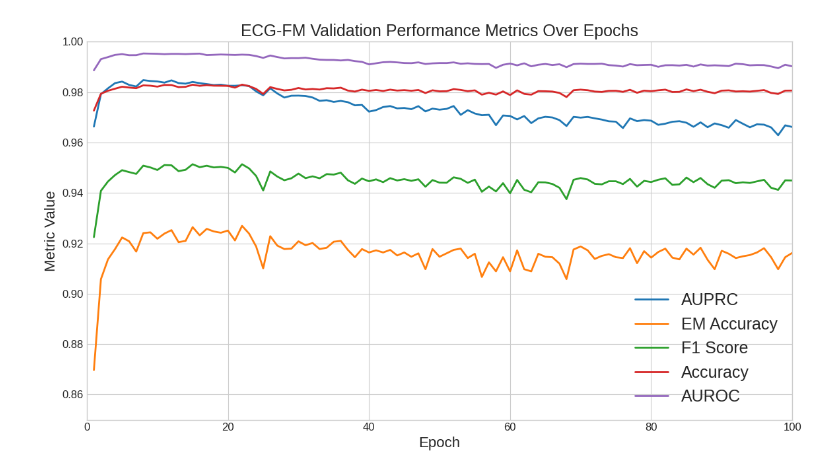
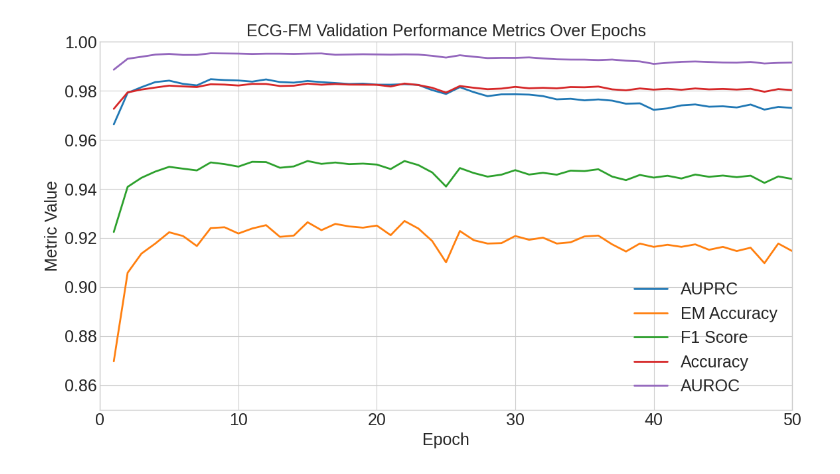
Before and after one commit to andresalvarezolmo/ECG-FM, a Jupyter notebook: notebooks/final-results/validation-results.ipynb, the cells around one changed output. Saved outputs shown, nothing was run; the diff lists cells and outputs as text; code cells hidden in the pictures.

Commit message:
shorten validation graph to 50 epochs and increase font

```diff
--- a/notebooks/final-results/validation-results.ipynb
+++ b/notebooks/final-results/validation-results.ipynb
@@ -2,55 +2,41 @@
 import pandas as pd
 import matplotlib.pyplot as plt
 
-# Load the validation metrics from valid.csv
 df = pd.read_csv("/home/aa2650/playground/ECG-FM/notebooks/outputs/2025-03-30/17-43-10/valid.csv")
 
-# Create an "epoch" column if each row represents an epoch (starting from 1)
 df["epoch"] = range(1, len(df) + 1)
 
-# Define the target metrics to plot (update labels if necessary)
 metrics = {
     "AUPRC": "auprc",
     "EM Accuracy": "em_accuracy",
     "F1 Score": "f1",
     "Accuracy": "accuracy",
     "AUROC": "auroc"
 }
 
-# Set font sizes
 plt.rcParams.update({
-    "font.size": 18,           # Base font size
-    "axes.titlesize": 18,      # Title font size
-    "axes.labelsize": 18,      # Axis label font size
-    "xtick.labelsize": 18,     # X-tick label size
-    "ytick.labelsize": 18,     # Y-tick label size
-    "legend.fontsize": 18,     # Legend font size
-    "figure.titlesize": 20     # Figure title font size (if used)
+    "font.size": 22,
 })
 
-# Define colors using a professional colormap (tab10)
 colors = plt.get_cmap("tab10")
 
 plt.figure(figsize=(12, 7))
 plt.style.use("seaborn-v0_8-whitegrid")
 
-# Plot each metric with a unique color and markers for clarity
 for i, (label, col) in enumerate(metrics.items()):
     plt.plot(df["epoch"], df[col], label=label, color=colors(i), linewidth=2)
 
 plt.xlabel("Epoch")
 plt.ylabel("Metric Value")
 plt.title("ECG-FM Validation Performance Metrics Over Epochs")
 plt.legend(loc="best")
 plt.ylim(0.85, 1)
-plt.xlim(0, 100)
+plt.xlim(0, 50)
 plt.tight_layout()
 
-# Define the output path
 output_file = "/home/aa2650/playground/ECG-FM/results/validation_metrics.png"
 
-# Save the figure in high quality (300 dpi)
 plt.savefig(output_file, dpi=300, bbox_inches="tight")
 plt.show()
 # %% [output]
-[figure, old version]
+[figure, new version]
```
